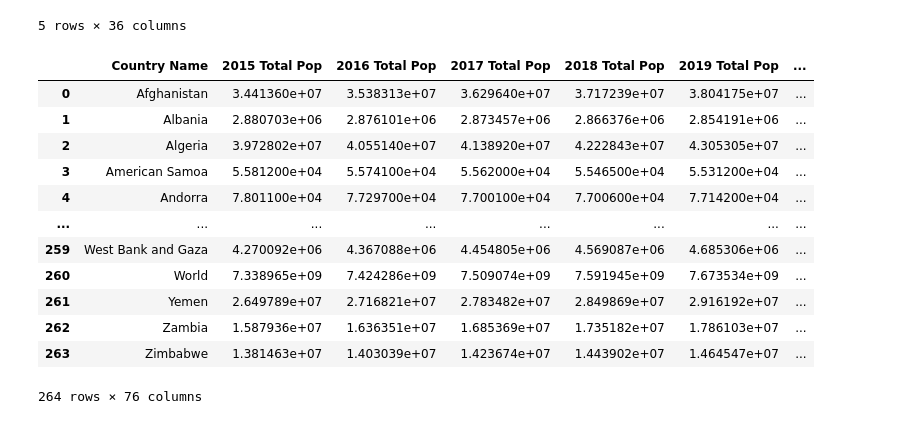
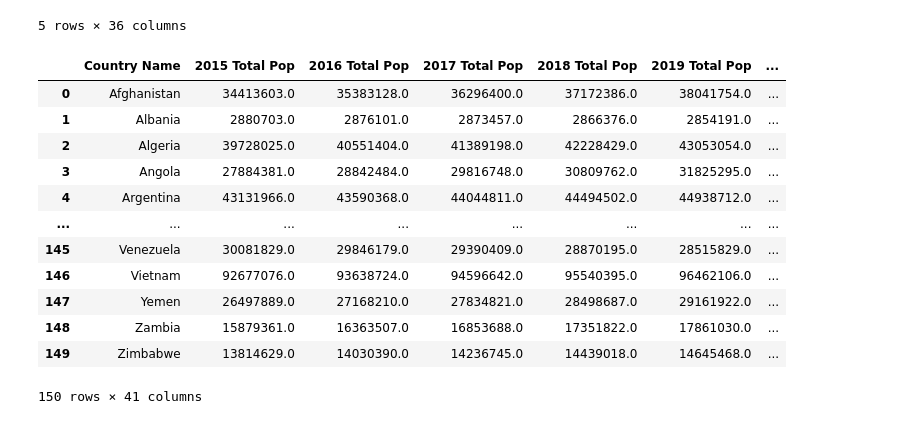
Before and after one commit to patpetrus/project-1-group-5, a Jupyter notebook: ocean_data/merge.ipynb, the cells around one changed output. Cells and saved outputs as stored; diff of their text form; code cells hidden in the pictures.

```diff
--- a/ocean_data/merge.ipynb
+++ b/ocean_data/merge.ipynb
@@ -106,22 +98,8 @@ pop_unemployment_df.head()
 | 4 | Andorra | 78011.0 | 77297.0 | 77001.0 | 77006.0 | 77142.0 | ... |
 5 rows × 36 columns
 # %%
-# Merge pop/etc and gov expend Dataframes
-pop_unemployment_df = pop_unemployment_df.merge(gov_expend_df, how='left', on='Country Name')
-pop_unemployment_df
+# # Merge pop/etc and gov expend Dataframes
+# pop_unemployment_df = pop_unemployment_df.merge(gov_expend_df, how='left', on='Country Name')
+# pop_unemployment_df
-# %% [output]
-|  | Country Name | 2015 Total Pop | 2016 Total Pop | 2017 Total Pop | 2018 Total Pop | 2019 Total Pop | ... |
-| 0 | Afghanistan | 3.441360e+07 | 3.538313e+07 | 3.629640e+07 | 3.717239e+07 | 3.804175e+07 | ... |
-| 1 | Albania | 2.880703e+06 | 2.876101e+06 | 2.873457e+06 | 2.866376e+06 | 2.854191e+06 | ... |
-| 2 | Algeria | 3.972802e+07 | 4.055140e+07 | 4.138920e+07 | 4.222843e+07 | 4.305305e+07 | ... |
-| 3 | American Samoa | 5.581200e+04 | 5.574100e+04 | 5.562000e+04 | 5.546500e+04 | 5.531200e+04 | ... |
-| 4 | Andorra | 7.801100e+04 | 7.729700e+04 | 7.700100e+04 | 7.700600e+04 | 7.714200e+04 | ... |
-| ... | ... | ... | ... | ... | ... | ... | ... |
-| 259 | West Bank and Gaza | 4.270092e+06 | 4.367088e+06 | 4.454805e+06 | 4.569087e+06 | 4.685306e+06 | ... |
-| 260 | World | 7.338965e+09 | 7.424286e+09 | 7.509074e+09 | 7.591945e+09 | 7.673534e+09 | ... |
-| 261 | Yemen | 2.649789e+07 | 2.716821e+07 | 2.783482e+07 | 2.849869e+07 | 2.916192e+07 | ... |
-| 262 | Zambia | 1.587936e+07 | 1.636351e+07 | 1.685369e+07 | 1.735182e+07 | 1.786103e+07 | ... |
-| 263 | Zimbabwe | 1.381463e+07 | 1.403039e+07 | 1.423674e+07 | 1.443902e+07 | 1.464547e+07 | ... |
-264 rows × 76 columns
 # %%
 # Merge pop/etc and literacy Dataframes
@@ -130,4 +108,18 @@ merged_df.head()
 # %%
 # Inner join pop/etc and WHS Dataframes
-merged_inner_df = pd.merge(left=merged_df, right=whs_df, left_on='Country Name', right_on='Country Name')
-merged_inner_df.head()
+merged_inner_df = pd.merge(left=pop_unemployment_df, right=whs_df, left_on='Country Name', right_on='Country Name')
+merged_inner_df
+# %% [output]
+|  | Country Name | 2015 Total Pop | 2016 Total Pop | 2017 Total Pop | 2018 Total Pop | 2019 Total Pop | ... |
+| 0 | Afghanistan | 34413603.0 | 35383128.0 | 36296400.0 | 37172386.0 | 38041754.0 | ... |
+| 1 | Albania | 2880703.0 | 2876101.0 | 2873457.0 | 2866376.0 | 2854191.0 | ... |
+| 2 | Algeria | 39728025.0 | 40551404.0 | 41389198.0 | 42228429.0 | 43053054.0 | ... |
+| 3 | Angola | 27884381.0 | 28842484.0 | 29816748.0 | 30809762.0 | 31825295.0 | ... |
+| 4 | Argentina | 43131966.0 | 43590368.0 | 44044811.0 | 44494502.0 | 44938712.0 | ... |
+| ... | ... | ... | ... | ... | ... | ... | ... |
+| 145 | Venezuela | 30081829.0 | 29846179.0 | 29390409.0 | 28870195.0 | 28515829.0 | ... |
+| 146 | Vietnam | 92677076.0 | 93638724.0 | 94596642.0 | 95540395.0 | 96462106.0 | ... |
+| 147 | Yemen | 26497889.0 | 27168210.0 | 27834821.0 | 28498687.0 | 29161922.0 | ... |
+| 148 | Zambia | 15879361.0 | 16363507.0 | 16853688.0 | 17351822.0 | 17861030.0 | ... |
+| 149 | Zimbabwe | 13814629.0 | 14030390.0 | 14236745.0 | 14439018.0 | 14645468.0 | ... |
+150 rows × 41 columns
```
Also changed, not shown: parts of 6 cells of this notebook, 3 other files.
